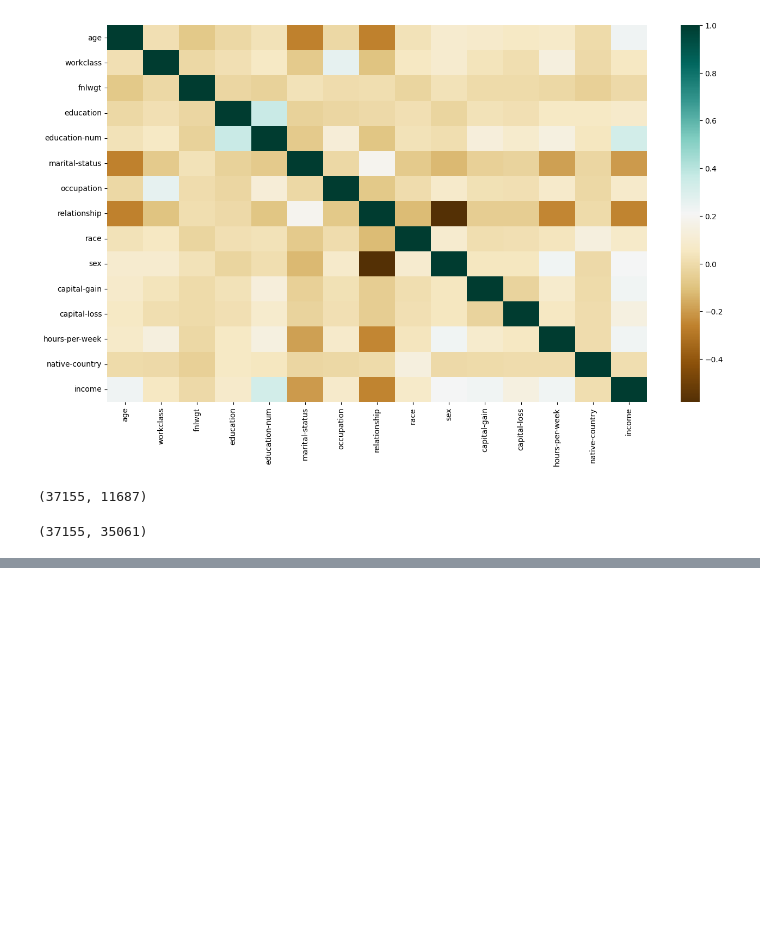
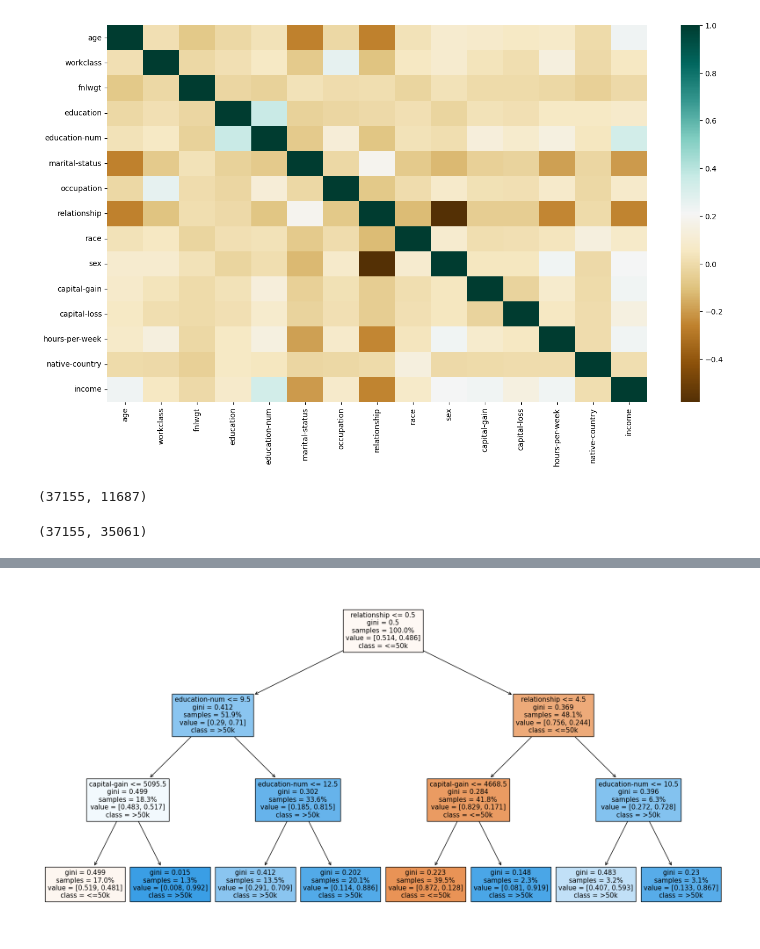
Before and after one commit to Santiperro/analytical-information-processing-technologies, a Jupyter notebook: classification/classification.ipynb, the cells around one changed output, grey strips where cells are left out. Drawn from its saved outputs; the diff is of its cells as text; code cells hidden in the pictures; blank space fills up the shorter version.

```diff
--- a/classification/classification.ipynb
+++ b/classification/classification.ipynb
@@ -240,0 +283,5 @@ acc, prec, rec
+# %%
+# Визулизация дерева глубиной 3
+classify_with_dectree(encoded_dataset, 'gini', 100, visualize=True, max_depth=3)
+# %% [output]
+[figure, added]
```
Also changed, not shown: parts of 19 cells of this notebook, 1 other file.
